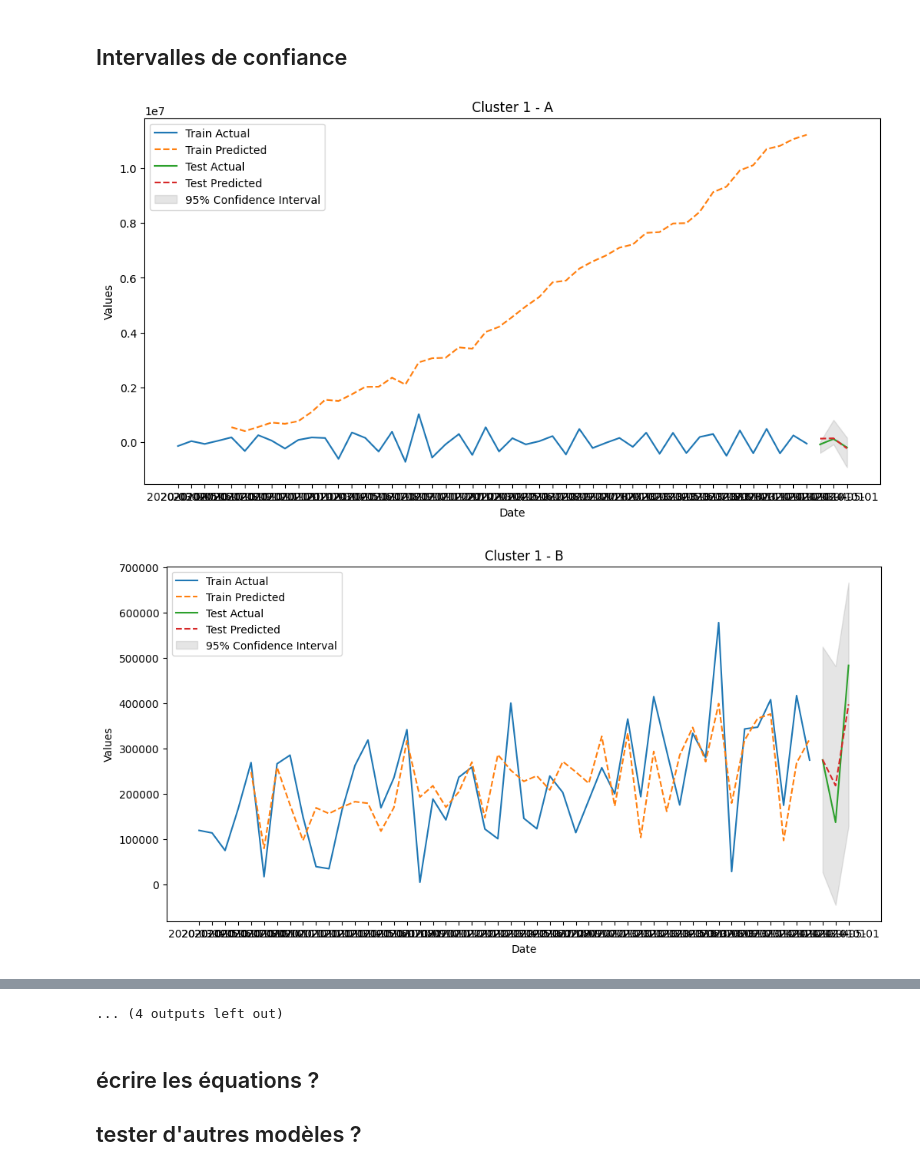
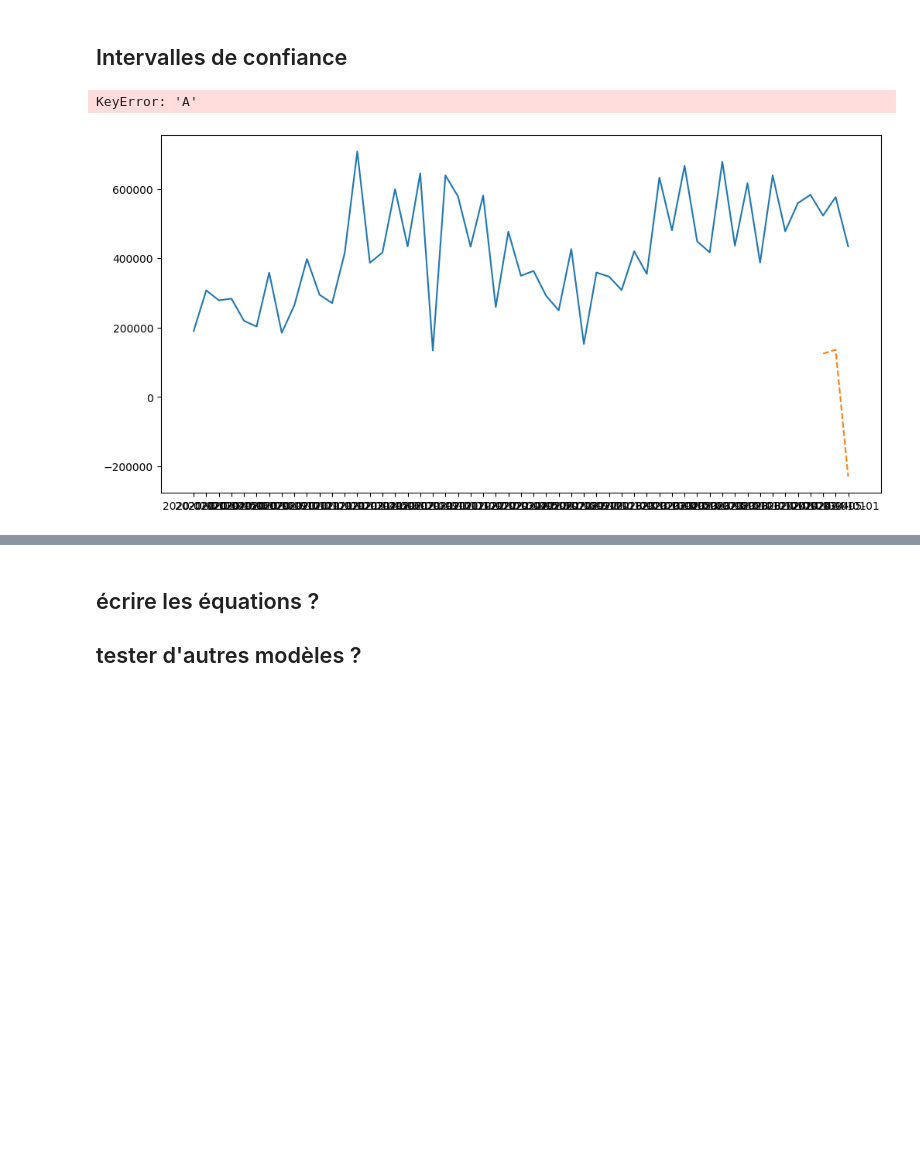
Before and after one commit to Yannickdla/MS-EBDE-UTT-23-Prof-thesis, a Jupyter notebook: Code/Modeling/Etudes de Modelisation complet.ipynb, the cells around one changed output, grey strips where cells are left out. Cells and saved outputs as stored; diff of their text form; code cells hidden in the pictures; blank space fills up the shorter version.

Commit message:
Completion du baseline model avec les métriques

```diff
--- a/Code/Modeling/Etudes de Modelisation complet.ipynb
+++ b/Code/Modeling/Etudes de Modelisation complet.ipynb
@@ -120,7 +120,7 @@ Test set: 3
 # %%
 maxlags_per_cluster = {
     0: 3,  # Cluster 0 avec maxlags = 3
-    1: 7,  # Cluster 1 avec maxlags = 7
+    1: 5,  # Cluster 1 avec maxlags = 7
     2: 12,  # Cluster 2 avec maxlags = 12
 }
 orderVar = dict()
@@ -369,8 +369,8 @@ Cluster Numéro 1
 }"""
 for cluster in df_clust['clusters'].unique():
 
-    if cluster == 0:
-        break
+    # if cluster == 0:
+    #     break
     families_in_cluster = df_clust[df_clust['clusters'] == cluster]['productfamilies']
     # Sélectionner les colonnes correspondantes dans le DataFrame des séries différentiées
     cluster_data = df_train[families_in_cluster].dropna()
@@ -379,7 +379,7 @@ for cluster in df_clust['clusters'].unique():
     model = VAR(cluster_data)
     order = ordervarclust[cluster]
     results = model.fit(order)
-    results.plot_acorr()
+    results.plot_acorr(resid=True)
 # %% [output]
 Cluster Numéro 1
 Cluster Numéro 2
@@ -396,8 +398,8 @@ Cluster Numéro 2
 }"""
 for cluster in df_clust['clusters'].unique():
 
-    if cluster == 0:
-        break
+    # if cluster == 0:
+    #     break
     families_in_cluster = df_clust[df_clust['clusters'] == cluster]['productfamilies']
     # Sélectionner les colonnes correspondantes dans le DataFrame des séries différentiées
     cluster_data = df_train[families_in_cluster].dropna()
@@ -438,8 +440,9 @@ F    0.699461  1.000000
 }"""
 for cluster in df_clust['clusters'].unique():
 
-    if cluster == 0:
-        break
+    # if cluster == 0:
+    #     break
+
     families_in_cluster = df_clust[df_clust['clusters'] == cluster]['productfamilies']
     # Sélectionner les colonnes correspondantes dans le DataFrame des séries différentiées
     cluster_data = df_train[families_in_cluster].dropna()
@@ -648,6 +651,8 @@ metrics_df
 ## Intervalles de confiance
 # %%
 ordervarclust = {2: 1, 1: 4, 0: 1}
+lower_df = pd.DataFrame()
+upper_df = pd.DataFrame()
 # Boucle sur chaque cluster
 for cluster in df_clust['clusters'].unique():
     families_in_cluster = df_clust[df_clust['clusters'] == cluster]['productfamilies']
@@ -659,38 +664,51 @@ for cluster in df_clust['clusters'].unique():
         cluster_data_test  = df_test[families_in_cluster]
 
 
         model = VAR(cluster_data_train)
         order = ordervarclust[cluster]
         results = model.fit(order)
 
 
         forecast_horizon = len(cluster_data_test)
 
         # Obtenir les prévisions et les intervalles de confiance
         forecast, lower, upper = results.forecast_interval(y=cluster_data_train.values[-order:], steps=forecast_horizon, alpha=0.05)
 
         # Convertir en DataFrame pour faciliter la manipulation
         forecast_df = pd.DataFrame(forecast, index=cluster_data_test.index, columns=cluster_data_test.columns)
-        lower_df = pd.DataFrame(lower, index=cluster_data_test.index, columns=cluster_data_test.columns)
-        upper_df = pd.DataFrame(upper, index=cluster_data_test.index, columns=cluster_data_test.columns)
+        lower_df1 = pd.DataFrame(lower, index=cluster_data_test.index, columns=cluster_data_test.columns)
+        upper_df1 = pd.DataFrame(upper, index=cluster_data_test.index, columns=cluster_data_test.columns)
+
+
+        transfo_family = dictTransformations.loc[family]
+        diff_order = transfo_family['ordreP']
+
+        if diff_order == 1 :
+        # Reintégration des intervalles de confiance
+            init = dfOrig[family][:len(cluster_data_train)].iloc[-1]
+            lower_df[family] = np.cumsum(lower_df1[family]) + init
+            upper_df[family] = np.cumsum(upper_df1[family]) + init
+        elif diff_order == 0 :
+            lower_df[family] = lower_df1[family]
+            upper_df[family] = upper_df1[family]
 
         plt.figure(figsize=(12, 6))
 
         # Tracé des valeurs d'entraînement réelles et prédites
-        plt.plot(cluster_data_train.index, cluster_data_train[family], label='Train Actual')
-        plt.plot(all_predictions.index, all_predictions[family], label='Train Predicted', linestyle='--')
+        plt.plot(dfOrig.index, dfOrig[family], label='Original series')
+        #plt.plot(all_predictions.index, all_predictions[family], label='Train Predicted', linestyle='--')
 
         # Tracé des valeurs de test réelles et prédites
-        plt.plot(cluster_data_test.index, cluster_data_test[family], label='Test Actual')
+        #plt.plot(cluster_data_test.index, cluster_data_test[family], label='Test Actual')
         plt.plot(all_forecasts.index, all_forecasts[family], label='Test Predicted', linestyle='--')
-        plt.fill_between(forecast_df.index, lower_df[family], upper_df[family], color='gray', alpha=0.2, label='95% Confidence Interval')
+        plt.fill_between(all_forecasts.index, lower_df[family], upper_df[family], color='gray', alpha=0.2, label='95% Confidence Interval')
 
         # Titre et labels
         plt.title(f'Cluster {cluster} - {family}')
         plt.xlabel('Date')
         plt.ylabel('Values')
         plt.legend()
         plt.show()
 # %% [output]
+KeyError: 'A'
-[figure, old version]
+[figure, new version]
-[figure, removed]
@@ -707,4 +715,3 @@ for cluster in df_clust['clusters'].unique():
-... (4 outputs left out)
 # %% [markdown]
 ## écrire les équations ?
 ## tester d'autres modèles ?
```
Also changed, not shown: parts of 7 cells of this notebook, 1 other file.
